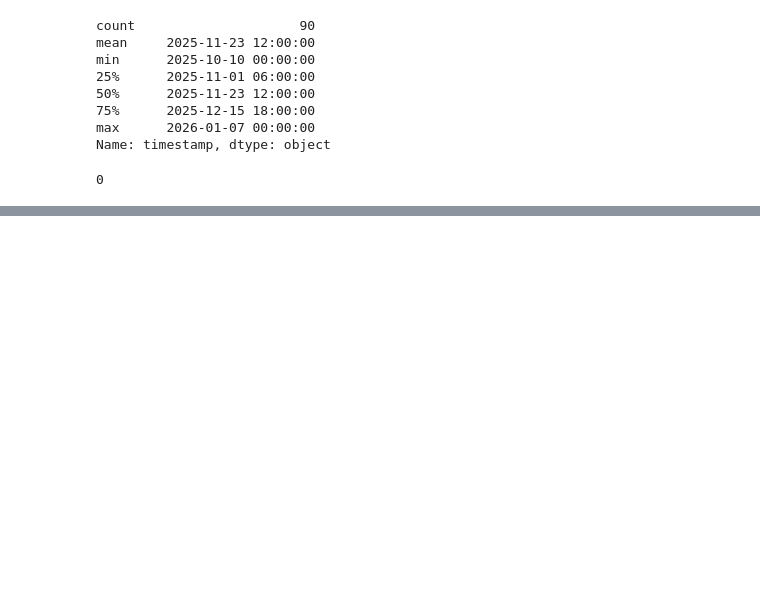
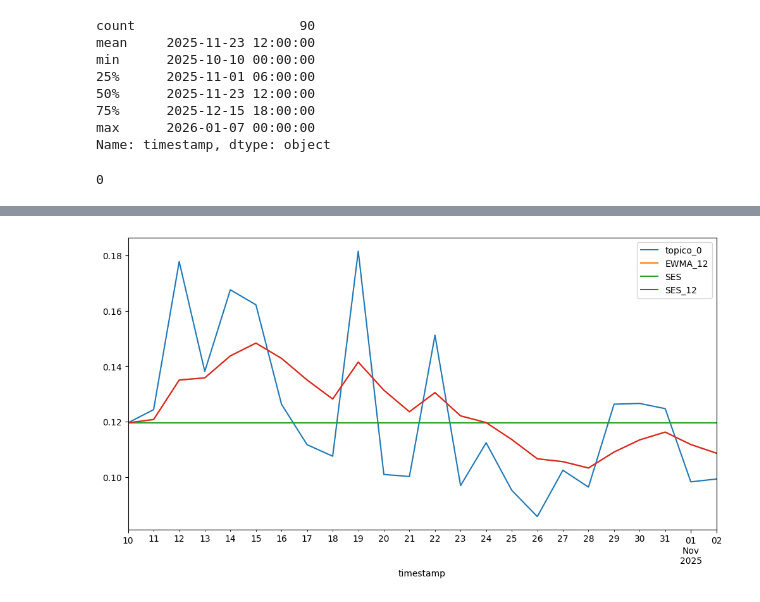
Before and after one commit to MiguelGP-13/DCDC-Project, a Jupyter notebook: dataMination/indicadoresAnalisisTemporal.ipynb, the cells around one changed output, grey strips where cells are left out. Drawn from its saved outputs; the diff is of its cells as text; code cells hidden in the pictures; blank space fills up the shorter version.

```diff
--- a/dataMination/indicadoresAnalisisTemporal.ipynb
+++ b/dataMination/indicadoresAnalisisTemporal.ipynb
@@ -228,0 +283,4 @@ plt.show()
+# %%
+work_data_train[[indicador,'EWMA_12','SES','SES_12']].iloc[:24].plot(figsize=(12,6)).autoscale(axis='x',tight=True);
+# %% [output]
+[figure, added]
```
Also changed, not shown: parts of 29 cells of this notebook, 2 other files.
